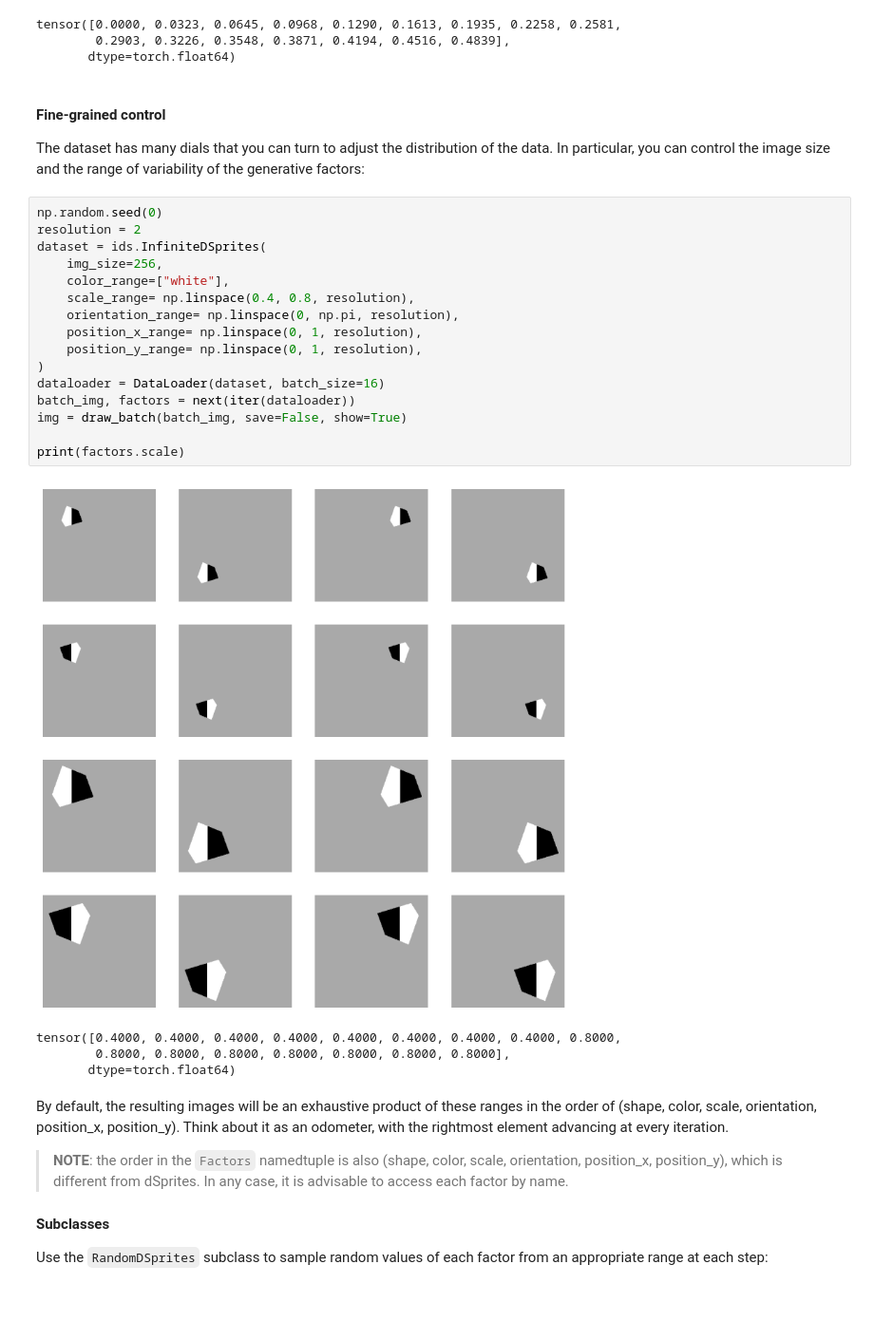
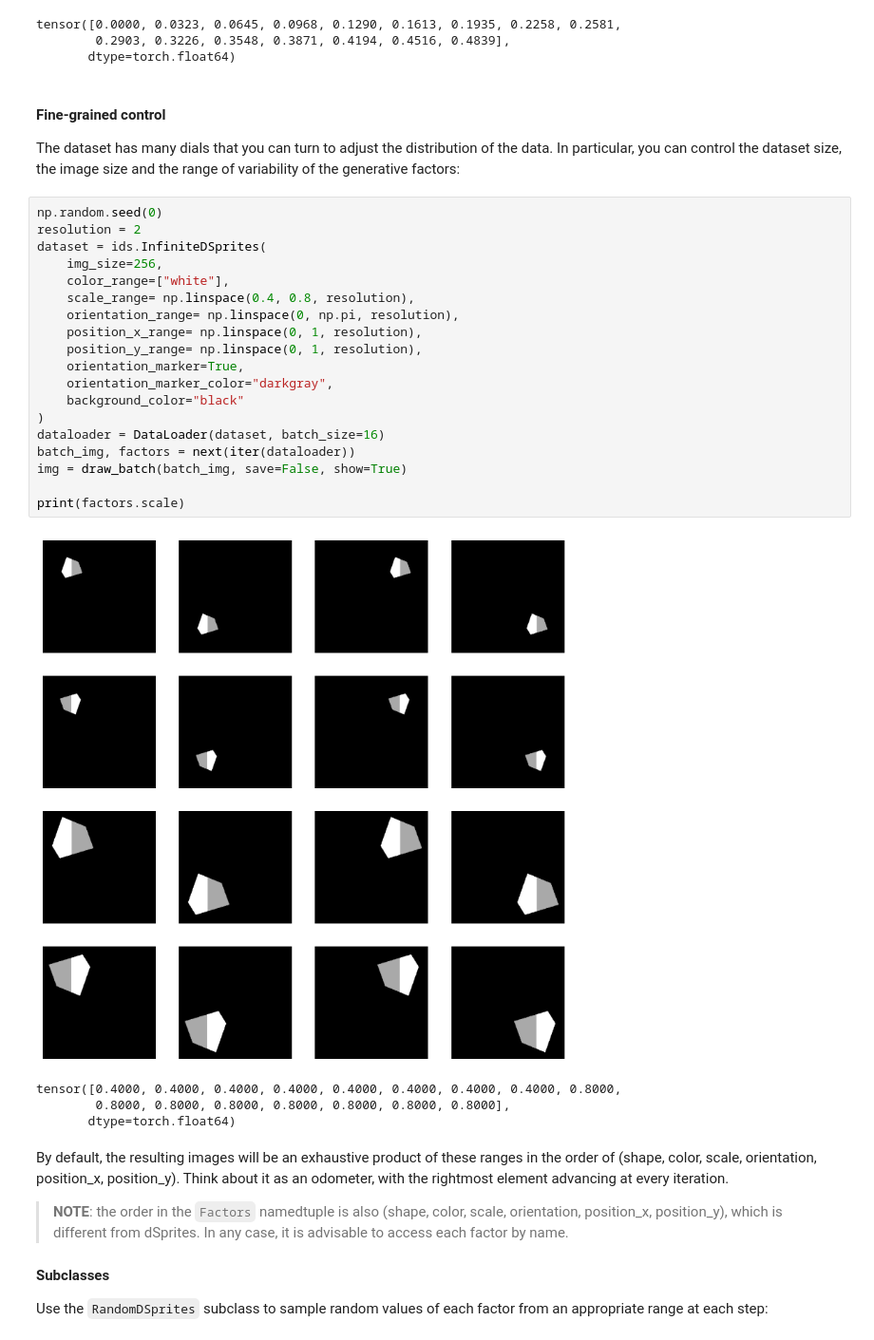
Before and after one commit to sbdzdz/idsprites, a Jupyter notebook: examples/infinite_dsprites.ipynb, the cells around one changed output. Shown at 95% size. Cells and saved outputs as stored; diff of their text form; blank space fills up the shorter version.

```diff
--- a/examples/infinite_dsprites.ipynb
+++ b/examples/infinite_dsprites.ipynb
@@ -26,25 +26,28 @@ tensor([0.0000, 0.0323, 0.0645, 0.0968, 0.1290, 0.1613, 0.1935, 0.2258, 0.2581,
        dtype=torch.float64)
 # %% [markdown]
 #### Fine-grained control
-The dataset has many dials that you can turn to adjust the distribution of the data. In particular, you can control the image size and the range of variability of the generative factors:
+The dataset has many dials that you can turn to adjust the distribution of the data. In particular, you can control the dataset size, the image size and the range of variability of the generative factors:
 # %%
 np.random.seed(0)
 resolution = 2
 dataset = ids.InfiniteDSprites(
     img_size=256,
     color_range=["white"],
     scale_range= np.linspace(0.4, 0.8, resolution),
     orientation_range= np.linspace(0, np.pi, resolution),
     position_x_range= np.linspace(0, 1, resolution),
     position_y_range= np.linspace(0, 1, resolution),
+    orientation_marker=True,
+    orientation_marker_color="darkgray",
+    background_color="black"
 )
 dataloader = DataLoader(dataset, batch_size=16)
 batch_img, factors = next(iter(dataloader))
 img = draw_batch(batch_img, save=False, show=True)
 
 print(factors.scale)
 # %% [output]
-[figure, old version]
+[figure, new version]
 tensor([0.4000, 0.4000, 0.4000, 0.4000, 0.4000, 0.4000, 0.4000, 0.4000, 0.8000,
         0.8000, 0.8000, 0.8000, 0.8000, 0.8000, 0.8000, 0.8000],
        dtype=torch.float64)
```
Also changed, not shown: parts of 2 cells of this notebook.
